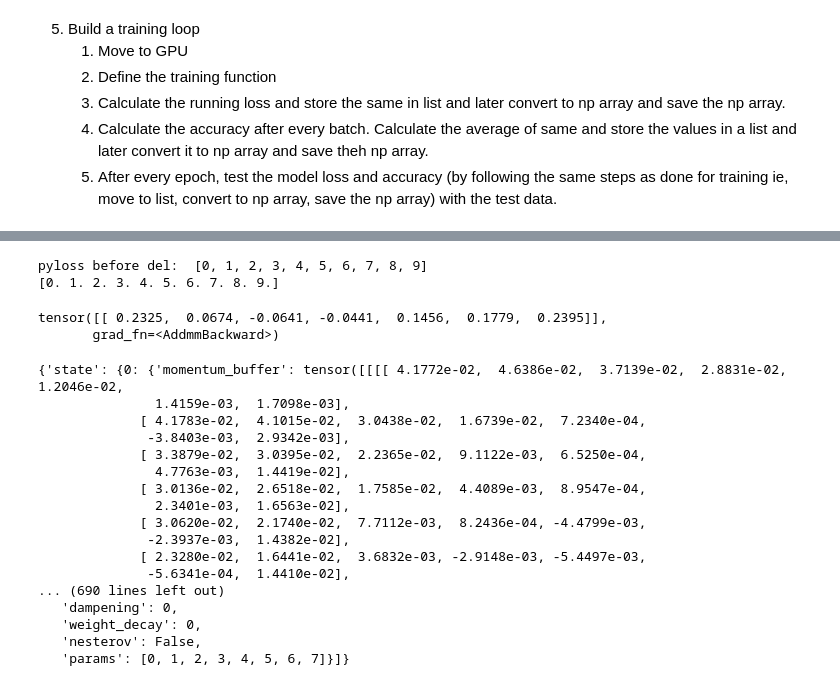
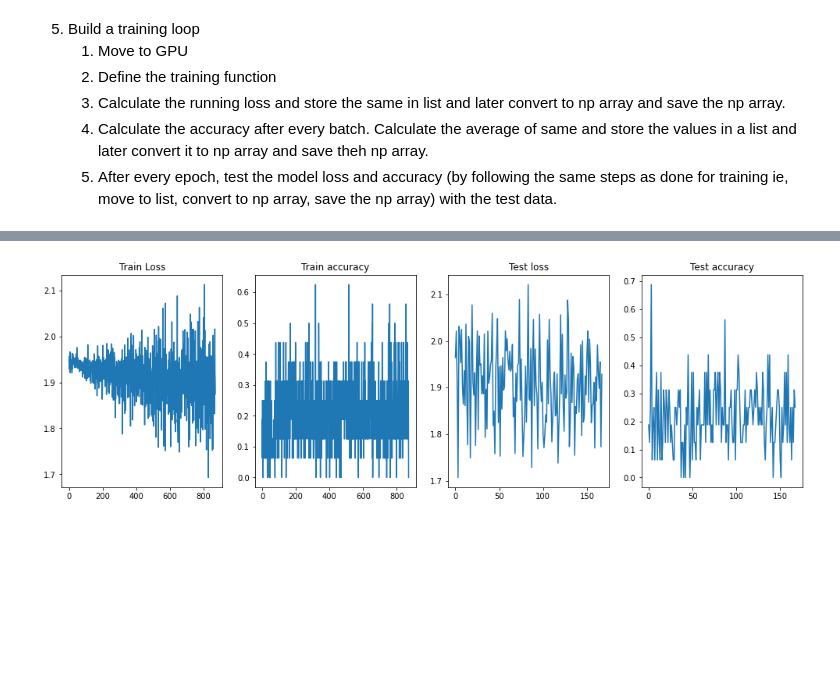
Before and after one commit to insaiyancvk/Dere-Net, a Jupyter notebook: Dere_Net_dirty_work_colab.ipynb, the cells around one changed output, grey strips where cells are left out. Cells and saved outputs as stored; diff of their text form; code cells hidden in the pictures; blank space fills up the shorter version.

```diff
--- a/Dere_Net_dirty_work_colab.ipynb
+++ b/Dere_Net_dirty_work_colab.ipynb
@@ -385,18 +368,0 @@ res.cpu().data.numpy().argmax()
-# %%
-# use python list to store loss and later convert it to np array and delete python list
-
-pyloss = []
-for i in range(10):
-    pyloss.append(i)
-nploss = np.array(pyloss, dtype="float64")
-print("pyloss before del: ", pyloss)
-del pyloss
-print(nploss)
-# %% [output]
-pyloss before del:  [0, 1, 2, 3, 4, 5, 6, 7, 8, 9]
-[0. 1. 2. 3. 4. 5. 6. 7. 8. 9.]
-# %%
-x
-# %% [output]
-tensor([[ 0.2325,  0.0674, -0.0641, -0.0441,  0.1456,  0.1779,  0.2395]],
-       grad_fn=<AddmmBackward>)
@@ -407,23 +369,16 @@ net.state_dict()
-# %%
-optimizer.state_dict()
-# %% [output]
-{'state': {0: {'momentum_buffer': tensor([[[[ 4.1772e-02,  4.6386e-02,  3.7139e-02,  2.8831e-02,  1.2046e-02,
-               1.4159e-03,  1.7098e-03],
-             [ 4.1783e-02,  4.1015e-02,  3.0438e-02,  1.6739e-02,  7.2340e-04,
-              -3.8403e-03,  2.9342e-03],
-             [ 3.3879e-02,  3.0395e-02,  2.2365e-02,  9.1122e-03,  6.5250e-04,
-               4.7763e-03,  1.4419e-02],
-             [ 3.0136e-02,  2.6518e-02,  1.7585e-02,  4.4089e-03,  8.9547e-04,
-               2.3401e-03,  1.6563e-02],
-             [ 3.0620e-02,  2.1740e-02,  7.7112e-03,  8.2436e-04, -4.4799e-03,
-              -2.3937e-03,  1.4382e-02],
-             [ 2.3280e-02,  1.6441e-02,  3.6832e-03, -2.9148e-03, -5.4497e-03,
-              -5.6341e-04,  1.4410e-02],
-... (690 lines left out)
-   'dampening': 0,
-   'weight_decay': 0,
-   'nesterov': False,
-   'params': [0, 1, 2, 3, 4, 5, 6, 7]}]}
+# %%
+fig, a = plt.subplots(1,4, squeeze=False, figsize=(17,5))
+a[0][0].plot(vals[0])
+a[0][0].set_title("Train Loss")
+a[0][1].plot(vals[2])
+a[0][1].set_title("Train accuracy")
+a[0][2].plot(vals[4])
+a[0][2].set_title("Test loss")
+a[0][3].plot(vals[5])
+a[0][3].set_title("Test accuracy")
+plt.show()
+# %% [output]
+[figure, added]
 # %%
 EPOCH = 1
 PATH = "./dataset/waifus/models/"
```
Also changed, not shown: parts of 17 cells of this notebook.
